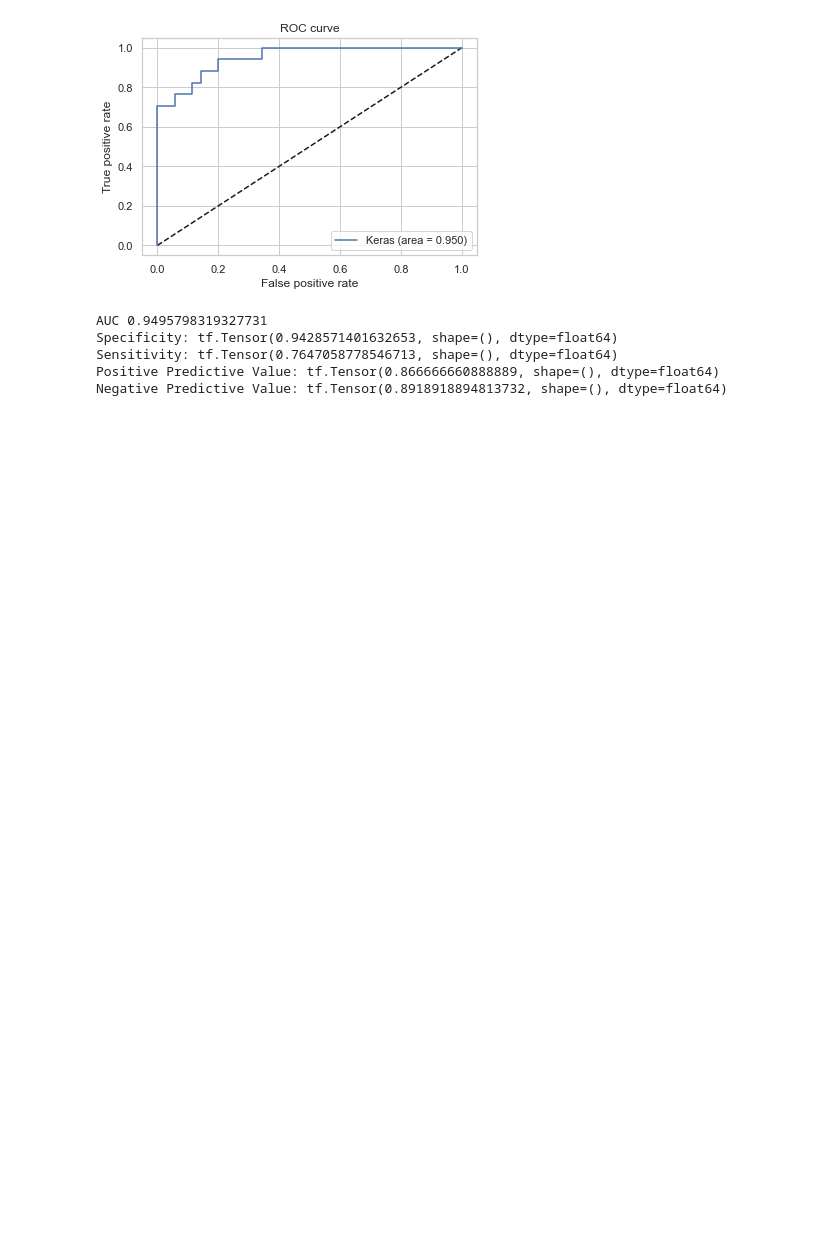
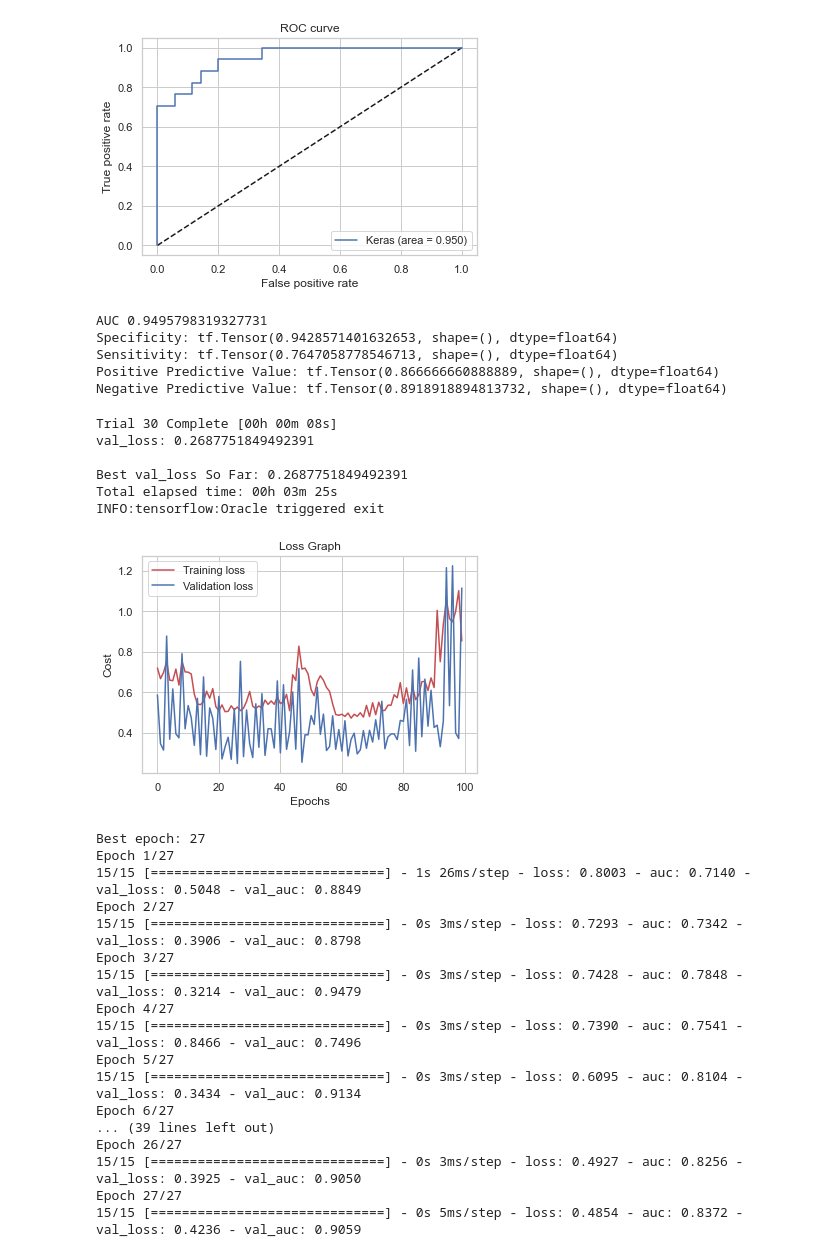
Before and after one commit to matifrancois/DeepLearning_Project2, a Jupyter notebook: Ej1/ej1.ipynb, the cells around one changed output. Drawn from its saved outputs; the diff is of its cells as text; code cells hidden in the pictures; blank space fills up the shorter version.

Commit message:
Run PolyFeat 3 Degree

```diff
--- a/Ej1/ej1.ipynb
+++ b/Ej1/ej1.ipynb
@@ -727,3 +727,32 @@ Specificity: tf.Tensor(0.9428571401632653, shape=(), dtype=float64)
 Sensitivity: tf.Tensor(0.7647058778546713, shape=(), dtype=float64)
 Positive Predictive Value: tf.Tensor(0.866666660888889, shape=(), dtype=float64)
 Negative Predictive Value: tf.Tensor(0.8918918894813732, shape=(), dtype=float64)
+# %%
+polyPred3 = DiabetesPredictor(df, 'featPol3', deleteRowsWithNulls=True, nullColumns=nullCols, columnsToRemove=['DiabetesPedigreeFunction'], deleteRowsWithOutliers=True, outliersColumns=[['BMI', 18.5, 50],['BloodPressure',40,120],['SkinThickness', np.Infinity, 0], ['Pregnancies',np.Infinity,0]], polyFeatDeg=2)
+polyPred3.train_model()
+aucPolyPred3 = polyPred3.validate_model()
+# %% [output]
+Trial 30 Complete [00h 00m 08s]
+val_loss: 0.2687751849492391
+
+Best val_loss So Far: 0.2687751849492391
+Total elapsed time: 00h 03m 25s
+INFO:tensorflow:Oracle triggered exit
+[figure, added]
+Best epoch: 27
+Epoch 1/27
+15/15 [==============================] - 1s 26ms/step - loss: 0.8003 - auc: 0.7140 - val_loss: 0.5048 - val_auc: 0.8849
+Epoch 2/27
+15/15 [==============================] - 0s 3ms/step - loss: 0.7293 - auc: 0.7342 - val_loss: 0.3906 - val_auc: 0.8798
+Epoch 3/27
+15/15 [==============================] - 0s 3ms/step - loss: 0.7428 - auc: 0.7848 - val_loss: 0.3214 - val_auc: 0.9479
+Epoch 4/27
+15/15 [==============================] - 0s 3ms/step - loss: 0.7390 - auc: 0.7541 - val_loss: 0.8466 - val_auc: 0.7496
+Epoch 5/27
+15/15 [==============================] - 0s 3ms/step - loss: 0.6095 - auc: 0.8104 - val_loss: 0.3434 - val_auc: 0.9134
+Epoch 6/27
+... (39 lines left out)
+Epoch 26/27
+15/15 [==============================] - 0s 3ms/step - loss: 0.4927 - auc: 0.8256 - val_loss: 0.3925 - val_auc: 0.9050
+Epoch 27/27
+15/15 [==============================] - 0s 5ms/step - loss: 0.4854 - auc: 0.8372 - val_loss: 0.4236 - val_auc: 0.9059
```
Also changed, not shown: parts of 1 cell of this notebook.
